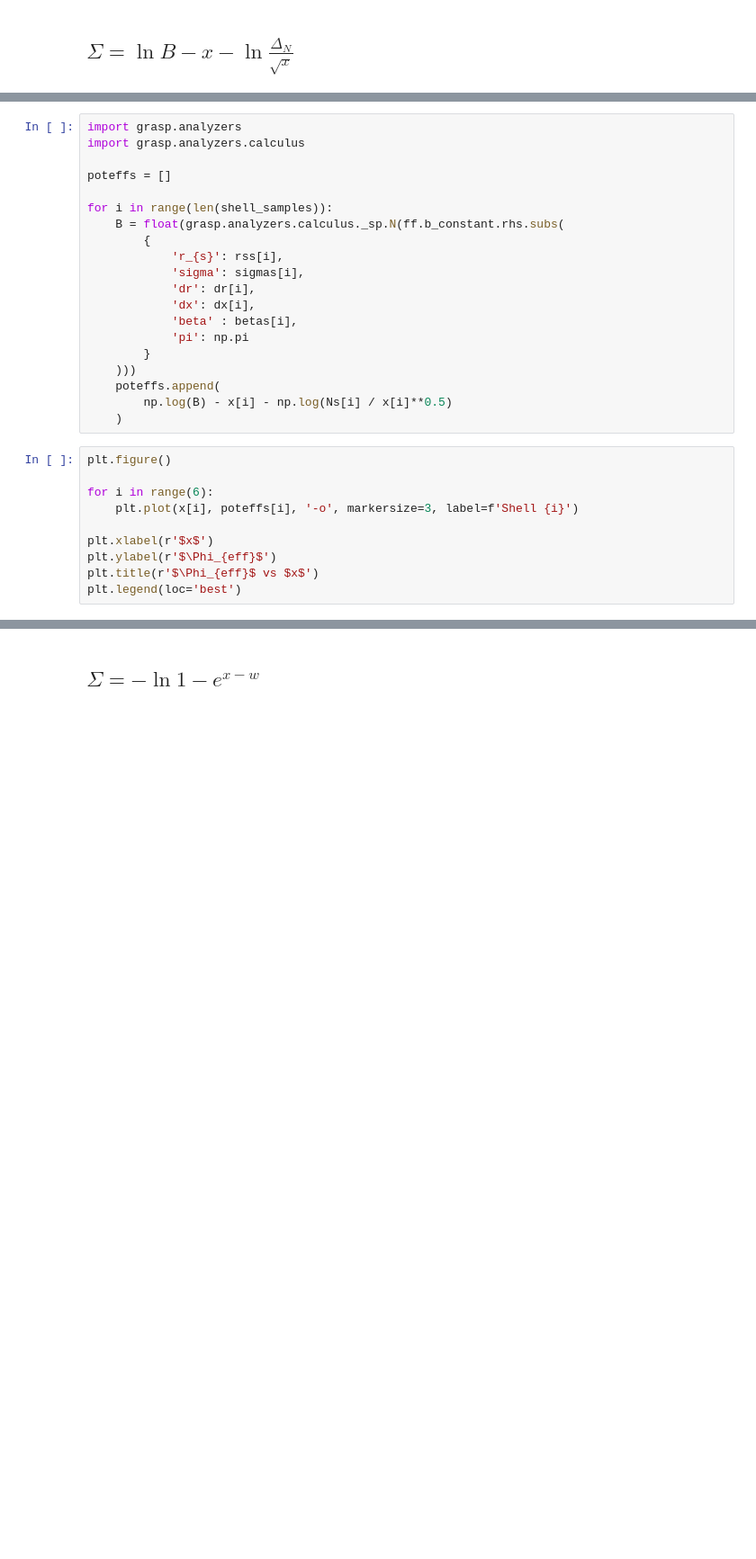
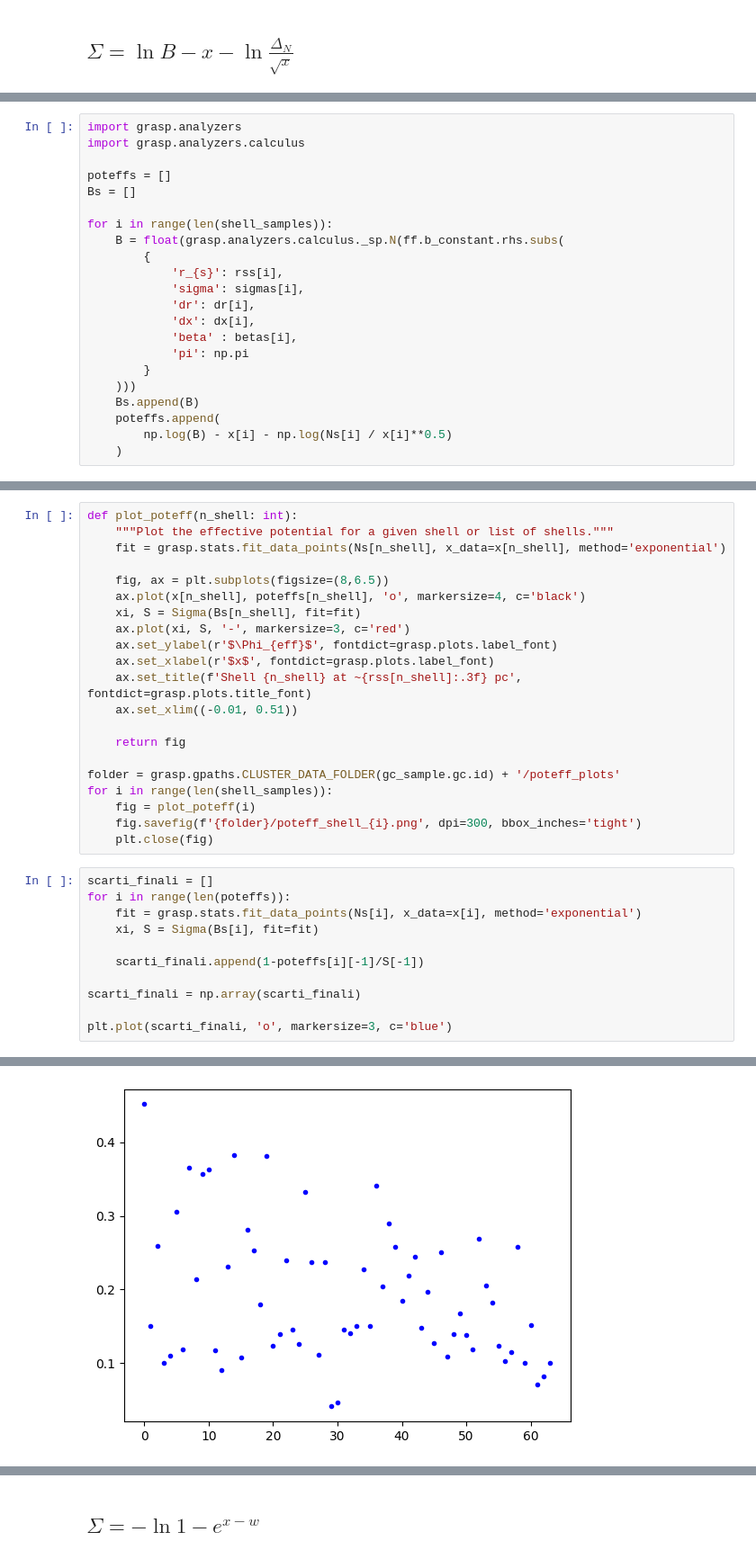
Before and after one commit to pietroferraiuolo/GRASP, a Jupyter notebook: scripts/n6121_analysis.ipynb, the cells around one changed output, grey strips where cells are left out. Shown at 90% size. Saved outputs shown, nothing was run; the diff lists cells and outputs as text; blank space fills up the shorter version.

```diff
--- a/scripts/n6121_analysis.ipynb
+++ b/scripts/n6121_analysis.ipynb
@@ -853,6 +873,7 @@ import grasp.analyzers
 import grasp.analyzers.calculus
 
 poteffs = []
+Bs = []
 
 for i in range(len(shell_samples)):
     B = float(grasp.analyzers.calculus._sp.N(ff.b_constant.rhs.subs(
@@ -865,16 +886,7 @@ for i in range(len(shell_samples)):
             'pi': np.pi
         }
     )))
+    Bs.append(B)
     poteffs.append(
         np.log(B) - x[i] - np.log(Ns[i] / x[i]**0.5)
     )
-# %%
-plt.figure()
-
-for i in range(6):
-    plt.plot(x[i], poteffs[i], '-o', markersize=3, label=f'Shell {i}')
-
-plt.xlabel(r'$x$')
-plt.ylabel(r'$\Phi_{eff}$')
-plt.title(r'$\Phi_{eff}$ vs $x$')
-plt.legend(loc='best')
@@ -883,0 +893,33 @@ plt.legend(loc='best')
+# %%
+def plot_poteff(n_shell: int):
+    """Plot the effective potential for a given shell or list of shells."""
+    fit = grasp.stats.fit_data_points(Ns[n_shell], x_data=x[n_shell], method='exponential')
+
+    fig, ax = plt.subplots(figsize=(8,6.5))
+    ax.plot(x[n_shell], poteffs[n_shell], 'o', markersize=4, c='black')
+    xi, S = Sigma(Bs[n_shell], fit=fit)
+    ax.plot(xi, S, '-', markersize=3, c='red')
+    ax.set_ylabel(r'$\Phi_{eff}$', fontdict=grasp.plots.label_font)
+    ax.set_xlabel(r'$x$', fontdict=grasp.plots.label_font)
+    ax.set_title(f'Shell {n_shell} at ~{rss[n_shell]:.3f} pc', fontdict=grasp.plots.title_font)
+    ax.set_xlim((-0.01, 0.51))
+
+    return fig
+
+folder = grasp.gpaths.CLUSTER_DATA_FOLDER(gc_sample.gc.id) + '/poteff_plots'
+for i in range(len(shell_samples)):
+    fig = plot_poteff(i)
+    fig.savefig(f'{folder}/poteff_shell_{i}.png', dpi=300, bbox_inches='tight')
+    plt.close(fig)
+# %%
+scarti_finali = []
+for i in range(len(poteffs)):
+    fit = grasp.stats.fit_data_points(Ns[i], x_data=x[i], method='exponential')
+    xi, S = Sigma(Bs[i], fit=fit)
+
+    scarti_finali.append(1-poteffs[i][-1]/S[-1])
+
+scarti_finali = np.array(scarti_finali)
+
+plt.plot(scarti_finali, 'o', markersize=3, c='blue')
+# %% [output]
@@ -883,0 +927 @@ plt.legend(loc='best')
+[figure, added]
```
Also changed, not shown: parts of 53 cells of this notebook, 1 other file.
